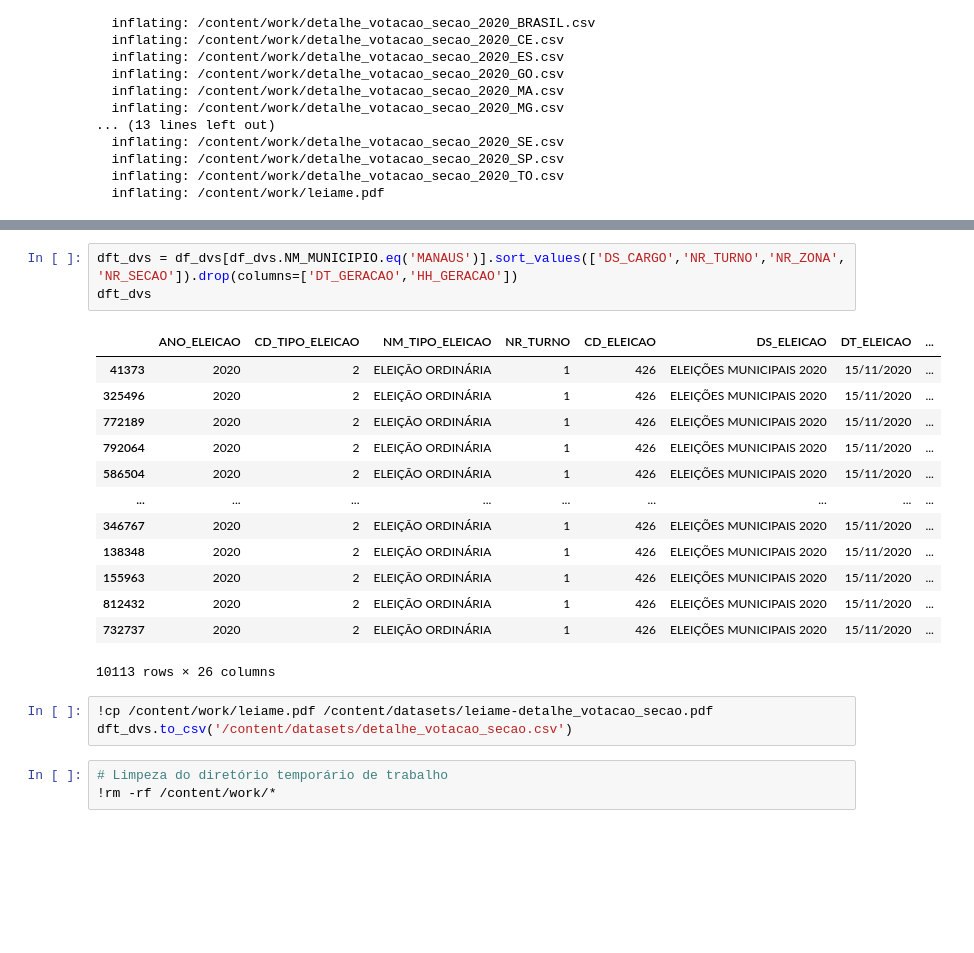
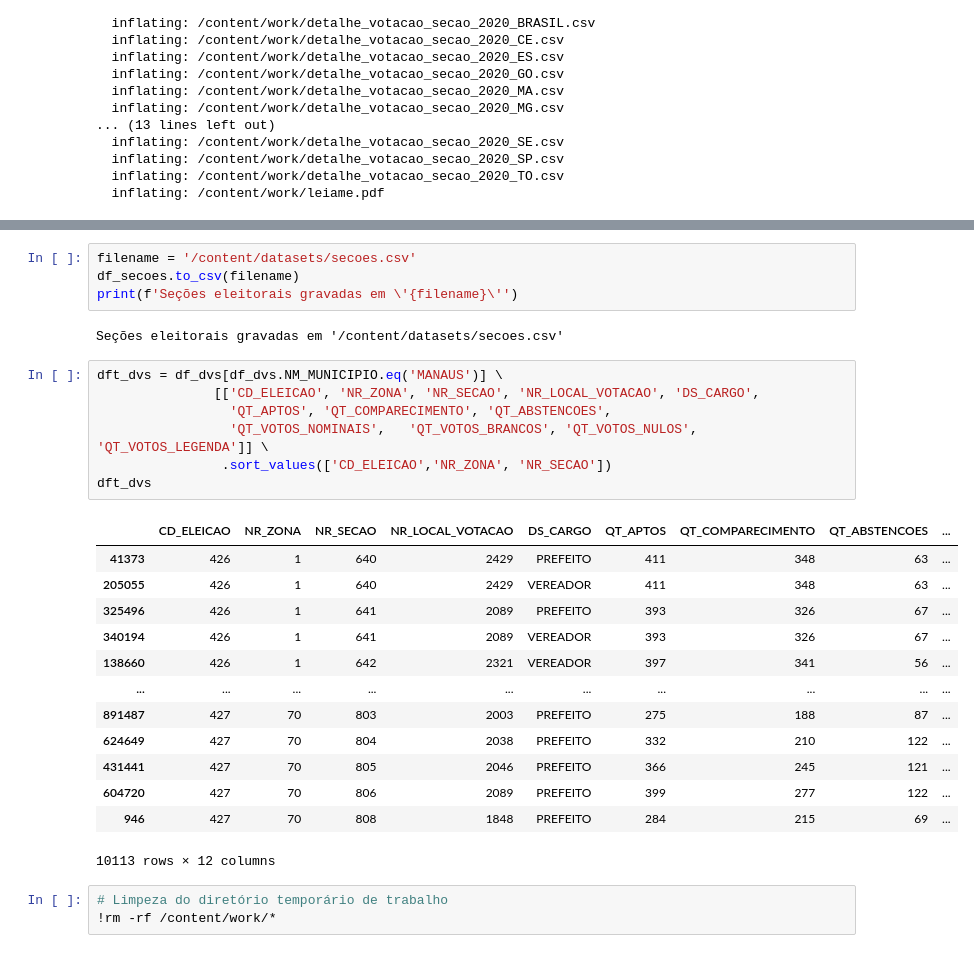
Before and after one commit to bmnds/uea-data-science-04-data-processing, a Jupyter notebook: trabalho-final/Notebook_ETL.ipynb, the cells around one changed output, grey strips where cells are left out. Drawn from its saved outputs; the diff is of its cells as text; blank space fills up the shorter version.

Commit message:
Compatibilizada a estrutura do novo dataset com a do antigo

```diff
--- a/trabalho-final/Notebook_ETL.ipynb
+++ b/trabalho-final/Notebook_ETL.ipynb
@@ -106,23 +434,30 @@ df_dvs.sample(5)
+# %%
+filename = '/content/datasets/secoes.csv'
+df_secoes.to_csv(filename)
+print(f'Seções eleitorais gravadas em \'{filename}\'')
+# %% [output]
+Seções eleitorais gravadas em '/content/datasets/secoes.csv'
 # %%
-dft_dvs = df_dvs[df_dvs.NM_MUNICIPIO.eq('MANAUS')].sort_values(['DS_CARGO','NR_TURNO','NR_ZONA', 'NR_SECAO']).drop(columns=['DT_GERACAO','HH_GERACAO'])
+dft_dvs = df_dvs[df_dvs.NM_MUNICIPIO.eq('MANAUS')] \
+               [['CD_ELEICAO', 'NR_ZONA', 'NR_SECAO', 'NR_LOCAL_VOTACAO', 'DS_CARGO',
+                 'QT_APTOS', 'QT_COMPARECIMENTO', 'QT_ABSTENCOES',
+                 'QT_VOTOS_NOMINAIS',	'QT_VOTOS_BRANCOS',	'QT_VOTOS_NULOS', 'QT_VOTOS_LEGENDA']] \
+                .sort_values(['CD_ELEICAO','NR_ZONA', 'NR_SECAO'])
 dft_dvs
 # %% [output]
-|  | ANO_ELEICAO | CD_TIPO_ELEICAO | NM_TIPO_ELEICAO | NR_TURNO | CD_ELEICAO | DS_ELEICAO | DT_ELEICAO | ... |
-| 41373 | 2020 | 2 | ELEIÇÃO ORDINÁRIA | 1 | 426 | ELEIÇÕES MUNICIPAIS 2020 | 15/11/2020 | ... |
-| 325496 | 2020 | 2 | ELEIÇÃO ORDINÁRIA | 1 | 426 | ELEIÇÕES MUNICIPAIS 2020 | 15/11/2020 | ... |
-| 772189 | 2020 | 2 | ELEIÇÃO ORDINÁRIA | 1 | 426 | ELEIÇÕES MUNICIPAIS 2020 | 15/11/2020 | ... |
-| 792064 | 2020 | 2 | ELEIÇÃO ORDINÁRIA | 1 | 426 | ELEIÇÕES MUNICIPAIS 2020 | 15/11/2020 | ... |
-| 586504 | 2020 | 2 | ELEIÇÃO ORDINÁRIA | 1 | 426 | ELEIÇÕES MUNICIPAIS 2020 | 15/11/2020 | ... |
-| ... | ... | ... | ... | ... | ... | ... | ... | ... |
-| 346767 | 2020 | 2 | ELEIÇÃO ORDINÁRIA | 1 | 426 | ELEIÇÕES MUNICIPAIS 2020 | 15/11/2020 | ... |
-| 138348 | 2020 | 2 | ELEIÇÃO ORDINÁRIA | 1 | 426 | ELEIÇÕES MUNICIPAIS 2020 | 15/11/2020 | ... |
-| 155963 | 2020 | 2 | ELEIÇÃO ORDINÁRIA | 1 | 426 | ELEIÇÕES MUNICIPAIS 2020 | 15/11/2020 | ... |
-| 812432 | 2020 | 2 | ELEIÇÃO ORDINÁRIA | 1 | 426 | ELEIÇÕES MUNICIPAIS 2020 | 15/11/2020 | ... |
-| 732737 | 2020 | 2 | ELEIÇÃO ORDINÁRIA | 1 | 426 | ELEIÇÕES MUNICIPAIS 2020 | 15/11/2020 | ... |
+|  | CD_ELEICAO | NR_ZONA | NR_SECAO | NR_LOCAL_VOTACAO | DS_CARGO | QT_APTOS | QT_COMPARECIMENTO | QT_ABSTENCOES | ... |
+| 41373 | 426 | 1 | 640 | 2429 | PREFEITO | 411 | 348 | 63 | ... |
+| 205055 | 426 | 1 | 640 | 2429 | VEREADOR | 411 | 348 | 63 | ... |
+| 325496 | 426 | 1 | 641 | 2089 | PREFEITO | 393 | 326 | 67 | ... |
+| 340194 | 426 | 1 | 641 | 2089 | VEREADOR | 393 | 326 | 67 | ... |
+| 138660 | 426 | 1 | 642 | 2321 | VEREADOR | 397 | 341 | 56 | ... |
+| ... | ... | ... | ... | ... | ... | ... | ... | ... | ... |
+| 891487 | 427 | 70 | 803 | 2003 | PREFEITO | 275 | 188 | 87 | ... |
+| 624649 | 427 | 70 | 804 | 2038 | PREFEITO | 332 | 210 | 122 | ... |
+| 431441 | 427 | 70 | 805 | 2046 | PREFEITO | 366 | 245 | 121 | ... |
+| 604720 | 427 | 70 | 806 | 2089 | PREFEITO | 399 | 277 | 122 | ... |
+| 946 | 427 | 70 | 808 | 1848 | PREFEITO | 284 | 215 | 69 | ... |
-10113 rows × 26 columns
+10113 rows × 12 columns
-# %%
-!cp /content/work/leiame.pdf /content/datasets/leiame-detalhe_votacao_secao.pdf
-dft_dvs.to_csv('/content/datasets/detalhe_votacao_secao.csv')
 # %%
 # Limpeza do diretório temporário de trabalho
 !rm -rf /content/work/*
```
Also changed, not shown: parts of 43 cells of this notebook, 1 other file.
